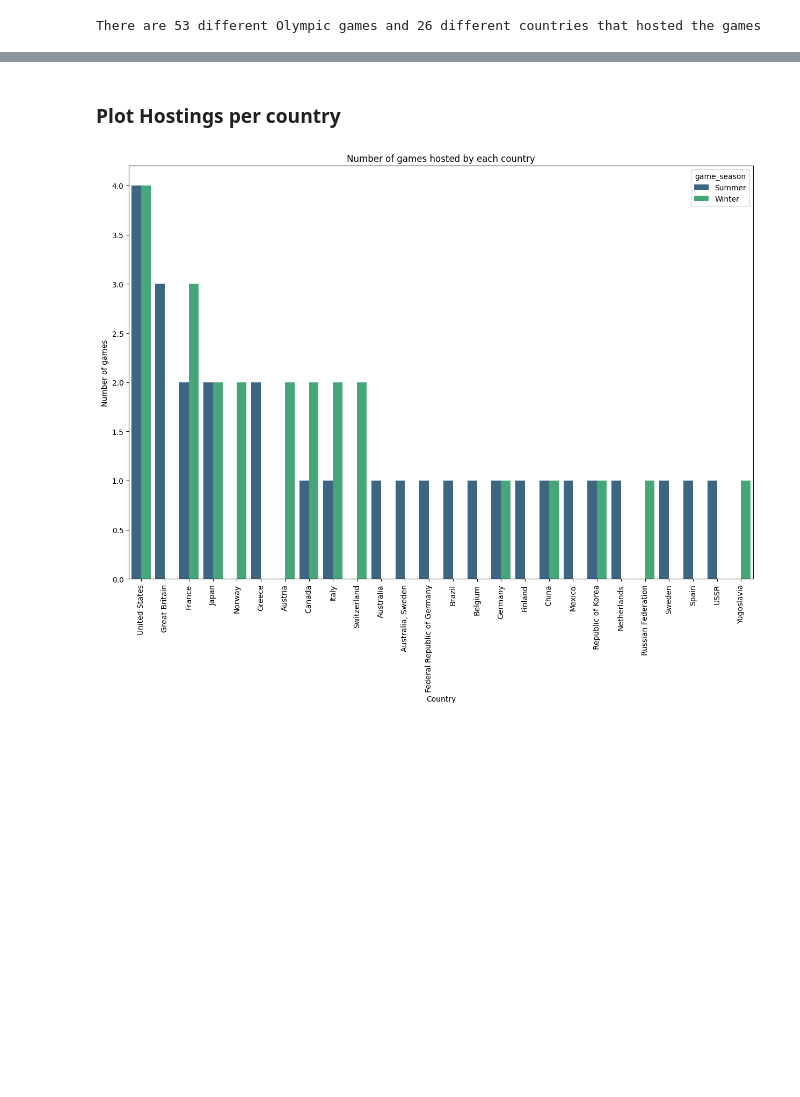
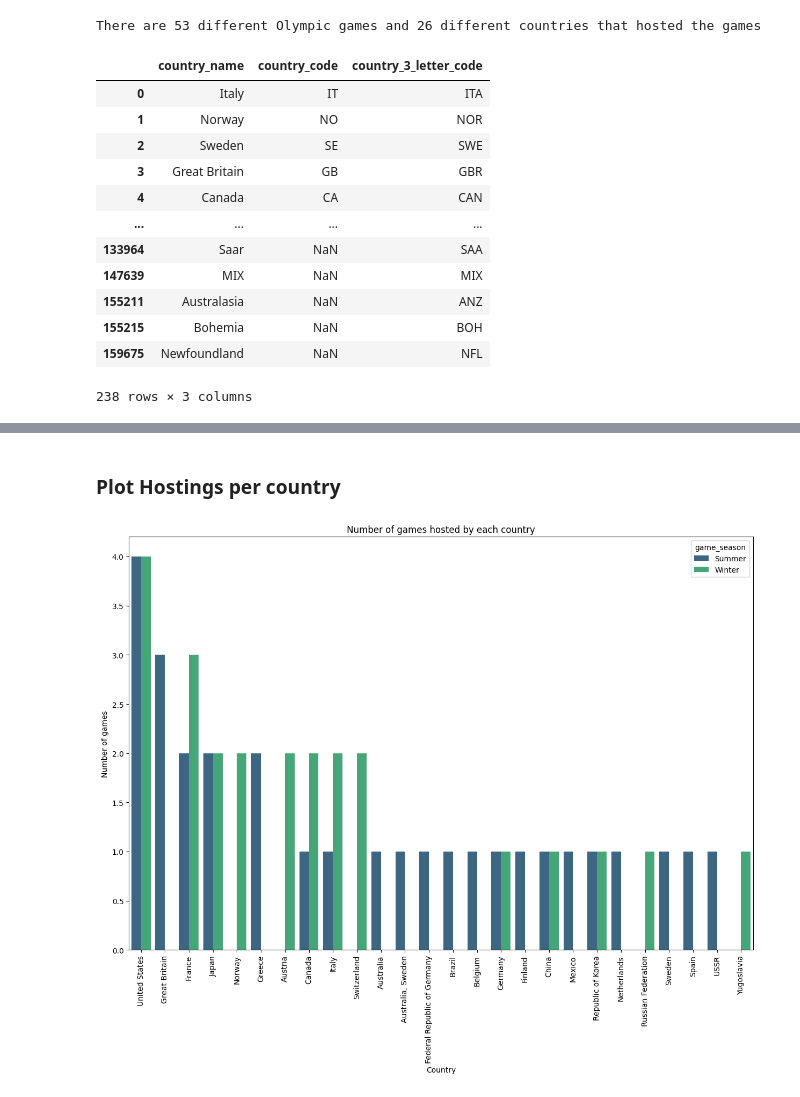
Before and after one commit to com-480-data-visualization/team_slo, a Jupyter notebook: src/processing/data_preprocessing.ipynb, the cells around one changed output, grey strips where cells are left out. Saved outputs shown, nothing was run; the diff lists cells and outputs as text; code cells hidden in the pictures; blank space fills up the shorter version.

```diff
--- a/src/processing/data_preprocessing.ipynb
+++ b/src/processing/data_preprocessing.ipynb
@@ -95,3 +115,20 @@ nb_locations = df_hosts['game_location'].nunique()
 print(f'There are {nb_games} different Olympic games and {nb_locations} different countries that hosted the games')
 # %% [output]
 There are 53 different Olympic games and 26 different countries that hosted the games
+# %%
+df_countries_and_code = df_results[['country_name', 'country_code', 'country_3_letter_code']].drop_duplicates(subset='country_name')
+df_countries_and_code
+# %% [output]
+|  | country_name | country_code | country_3_letter_code |
+| 0 | Italy | IT | ITA |
+| 1 | Norway | NO | NOR |
+| 2 | Sweden | SE | SWE |
+| 3 | Great Britain | GB | GBR |
+| 4 | Canada | CA | CAN |
+| ... | ... | ... | ... |
+| 133964 | Saar | NaN | SAA |
+| 147639 | MIX | NaN | MIX |
+| 155211 | Australasia | NaN | ANZ |
+| 155215 | Bohemia | NaN | BOH |
+| 159675 | Newfoundland | NaN | NFL |
+238 rows × 3 columns
```
Also changed, not shown: parts of 4 cells of this notebook, 4 other files.
